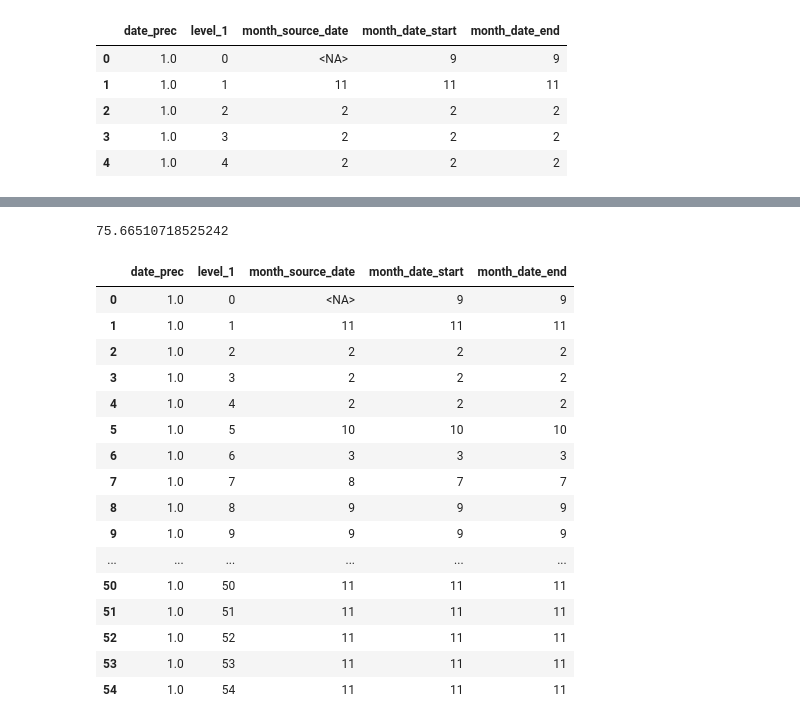
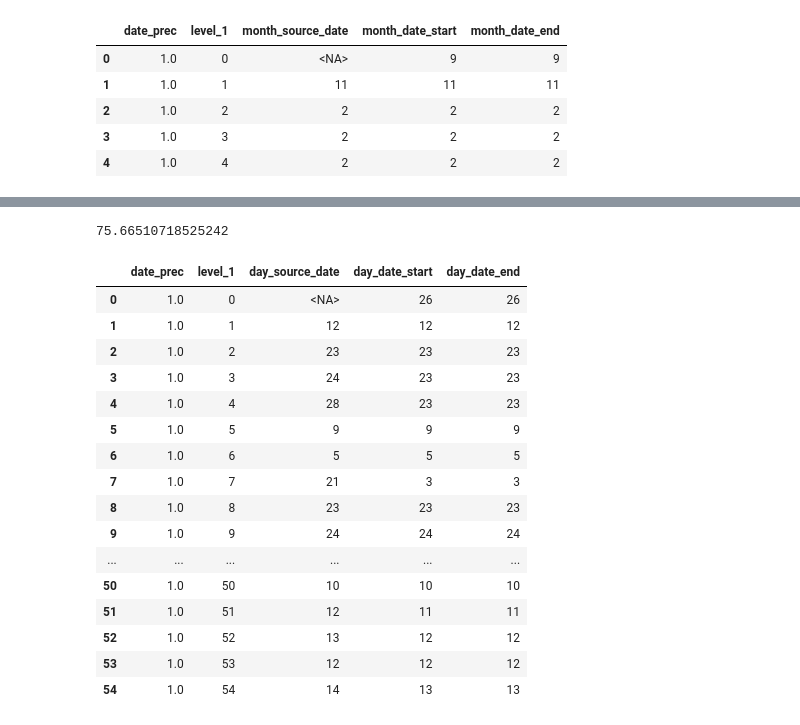
Before and after one commit to hananbahtiti/School, a Jupyter notebook: syria.ipynb, the cells around one changed output, grey strips where cells are left out. Cells and saved outputs as stored; diff of their text form; code cells hidden in the pictures.

```diff
--- a/syria.ipynb
+++ b/syria.ipynb
@@ -964,28 +1050,37 @@ date_prec_df.head()
+# %%
+
+# فلترة rows التي تحتوي على date_prec = 1
+filtered_df_day = date_prec_df_day[(date_prec_df_day['date_prec'] == 1) & (date_prec_df_day['day_date_start'] == date_prec_df_day['day_date_end'])]
+
+# عرض النتائج
+print((len(filtered_df_day)/len(date_prec_df_day)) * 100)
+
+filtered_df_day.head(55)
+# %% [output]
+75.66510718525242
+|  | date_prec | level_1 | day_source_date | day_date_start | day_date_end |
+| 0 | 1.0 | 0 | <NA> | 26 | 26 |
+| 1 | 1.0 | 1 | 12 | 12 | 12 |
+| 2 | 1.0 | 2 | 23 | 23 | 23 |
+| 3 | 1.0 | 3 | 24 | 23 | 23 |
+| 4 | 1.0 | 4 | 28 | 23 | 23 |
+| 5 | 1.0 | 5 | 9 | 9 | 9 |
+| 6 | 1.0 | 6 | 5 | 5 | 5 |
+| 7 | 1.0 | 7 | 21 | 3 | 3 |
+| 8 | 1.0 | 8 | 23 | 23 | 23 |
+| 9 | 1.0 | 9 | 24 | 24 | 24 |
+| ... | ... | ... | ... | ... | ... |
+| 50 | 1.0 | 50 | 10 | 10 | 10 |
+| 51 | 1.0 | 51 | 12 | 11 | 11 |
+| 52 | 1.0 | 52 | 13 | 12 | 12 |
+| 53 | 1.0 | 53 | 12 | 12 | 12 |
+| 54 | 1.0 | 54 | 14 | 13 | 13 |
 # %%
 
 # فلترة rows التي تحتوي على date_prec = 1
-filtered_df = date_prec_df[(date_prec_df['date_prec'] == 1) & (date_prec_df['month_date_start'] == date_prec_df['month_date_end'])]
+filtered_df = date_prec_df[(date_prec_df['date_prec'] == 1) & (date_prec_df['day_date_start'] == date_prec_df['day_date_end'])]
 
 # عرض النتائج
 print((len(filtered_df)/len(date_prec_df)) * 100)
 
 filtered_df.head(55)
-# %% [output]
-75.66510718525242
-|  | date_prec | level_1 | month_source_date | month_date_start | month_date_end |
-| 0 | 1.0 | 0 | <NA> | 9 | 9 |
-| 1 | 1.0 | 1 | 11 | 11 | 11 |
-| 2 | 1.0 | 2 | 2 | 2 | 2 |
-| 3 | 1.0 | 3 | 2 | 2 | 2 |
-| 4 | 1.0 | 4 | 2 | 2 | 2 |
-| 5 | 1.0 | 5 | 10 | 10 | 10 |
-| 6 | 1.0 | 6 | 3 | 3 | 3 |
-| 7 | 1.0 | 7 | 8 | 7 | 7 |
-| 8 | 1.0 | 8 | 9 | 9 | 9 |
-| 9 | 1.0 | 9 | 9 | 9 | 9 |
-| ... | ... | ... | ... | ... | ... |
-| 50 | 1.0 | 50 | 11 | 11 | 11 |
-| 51 | 1.0 | 51 | 11 | 11 | 11 |
-| 52 | 1.0 | 52 | 11 | 11 | 11 |
-| 53 | 1.0 | 53 | 11 | 11 | 11 |
-| 54 | 1.0 | 54 | 11 | 11 | 11 |
```
Also changed, not shown: parts of 5 cells of this notebook.
